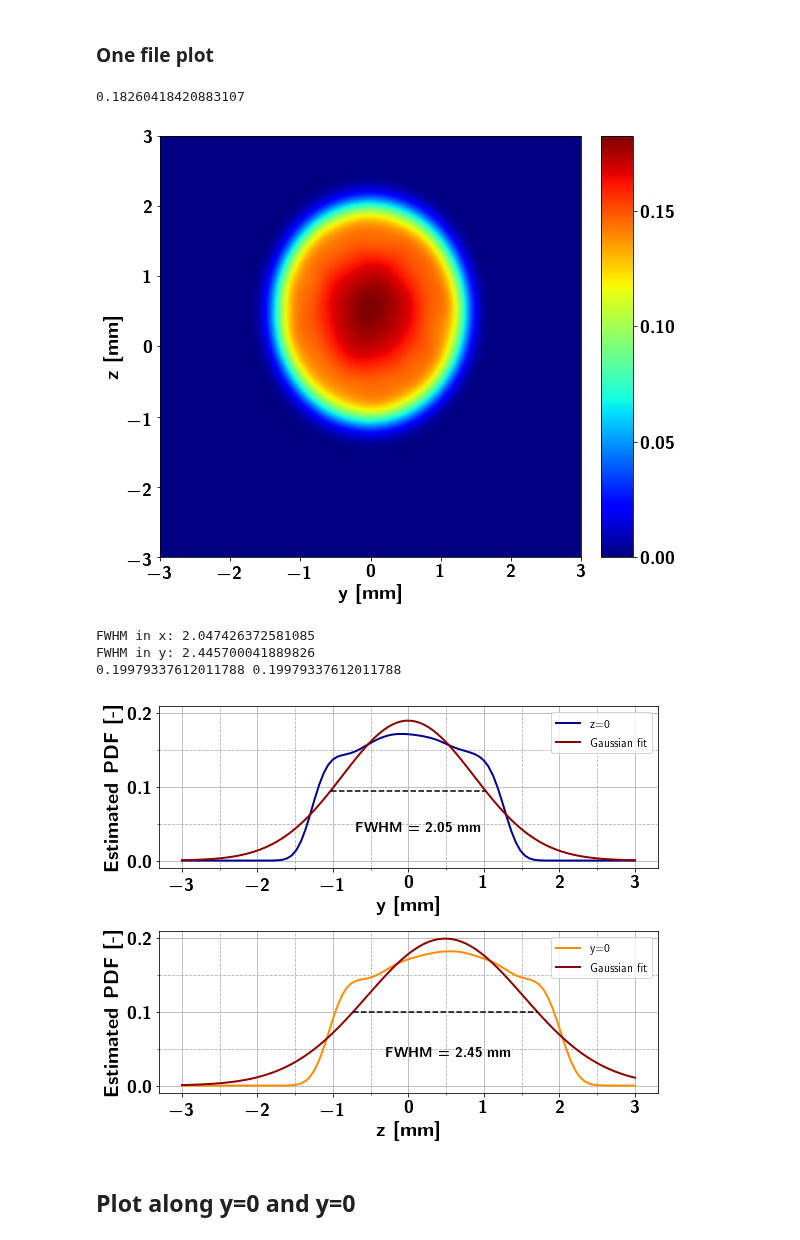
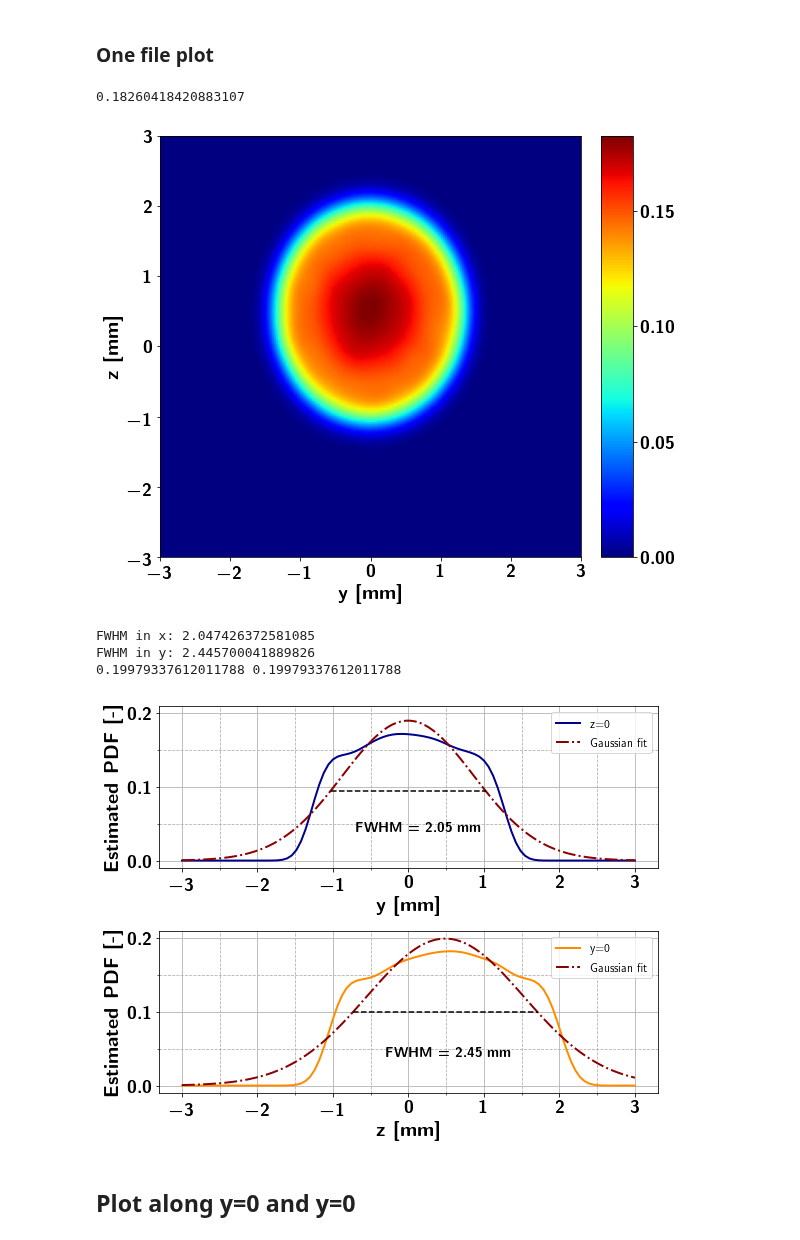
Before and after one commit to kromerh/phd_python, a Jupyter notebook: 03_COMSOL/03_BeamOptics/09.EmittingSpotSizeSimulation/03.EmittingSpotSize_Mesh_refinement_particle_on_target.ipynb, the cells around one changed output. Saved outputs shown, nothing was run; the diff lists cells and outputs as text; code cells hidden in the pictures.

```diff
--- a/03_COMSOL/03_BeamOptics/09.EmittingSpotSizeSimulation/03.EmittingSpotSize_Mesh_refinement_particle_on_target.ipynb
+++ b/03_COMSOL/03_BeamOptics/09.EmittingSpotSizeSimulation/03.EmittingSpotSize_Mesh_refinement_particle_on_target.ipynb
@@ -434,7 +444,7 @@ ylims = (-0.01, 0.21)
 # top plot
 plt.subplot(2, 1, 1)
 plt.plot(qry_eval, eval_x, color='darkblue', linewidth=2.0, label='z=0')
-plt.plot(qry_eval, Y_fit_x, color='darkred',linewidth=2.0, label='Gaussian fit')
+plt.plot(qry_eval, Y_fit_x, '-.',color='darkred',linewidth=2.0, label='Gaussian fit')
 plt.plot([-FWHM_x/2,FWHM_x/2],[A_x/2,A_x/2], '--', color='black')
 plt.text(-0.7, .04, r'\textbf{FWHM = 2.05 mm}', fontsize=14)
 plt.xlabel(r'\textbf{y [mm]}', fontsize=fs)
@@ -455,36 +465,36 @@ plt.ylim(ylims)
 # bottom plot
 plt.subplot(2, 1, 2)
 plt.plot(qry_eval, eval_y, color='darkorange', linewidth=2.0, label='y=0')
-plt.plot(qry_eval, Y_fit_y, color='darkred',linewidth=2.0, label='Gaussian fit')
+plt.plot(qry_eval, Y_fit_y, '-.',color='darkred',linewidth=2.0, label='Gaussian fit')
 plt.plot([-FWHM_y/2+x0_y,FWHM_y/2+x0_y],[gauss(-FWHM_y/2+x0_y,*popt),gauss(FWHM_y/2+x0_y,*popt)], '--', color='black')
 plt.text(-0.3, .04, r'\textbf{FWHM = 2.45 mm}', fontsize=14)
 plt.xlabel(r'\textbf{z [mm]}', fontsize=fs)
 plt.ylabel(r'\textbf{Estimated PDF [-]}', fontsize=fs)
 ax = plt.gca()
 ax.tick_params('x', colors='black', labelsize=fs-2)
 ax.tick_params('y', colors='black', labelsize=fs-2)
 minor_locator = AutoMinorLocator(2)
 ax.xaxis.set_minor_locator(minor_locator)
 minor_locator = AutoMinorLocator(2)
 ax.yaxis.set_minor_locator(minor_locator)
 ax.grid(b=True, which='major', linestyle='-')
 ax.grid(b=True, which='minor', linestyle='--')
 plt.yticks(np.arange(0,0.3,0.1))
 plt.xticks(np.arange(-3,4,1))
 leg1 = plt.legend(loc="best",  fontsize=12)
 # leg1.set_title(r"Experiment number", prop = {'size': 12})
 plt.tight_layout()
 plt.ylim(ylims)
 plt.savefig(f'{outfolder}/{figname}_YZ.pdf')
 plt.savefig(f'{outfolder}/{figname}_1200.png',dpi=1200)
 plt.show()
 # %% [output]
 0.18260418420883107
 [figure]
 FWHM in x: 2.047426372581085
 FWHM in y: 2.445700041889826
 0.19979337612011788 0.19979337612011788
-[figure, old version]
+[figure, new version]
 # %% [markdown]
 ## Plot along y=0 and y=0
 # %%
```
Also changed, not shown: parts of 6 cells of this notebook, 3 other files.
